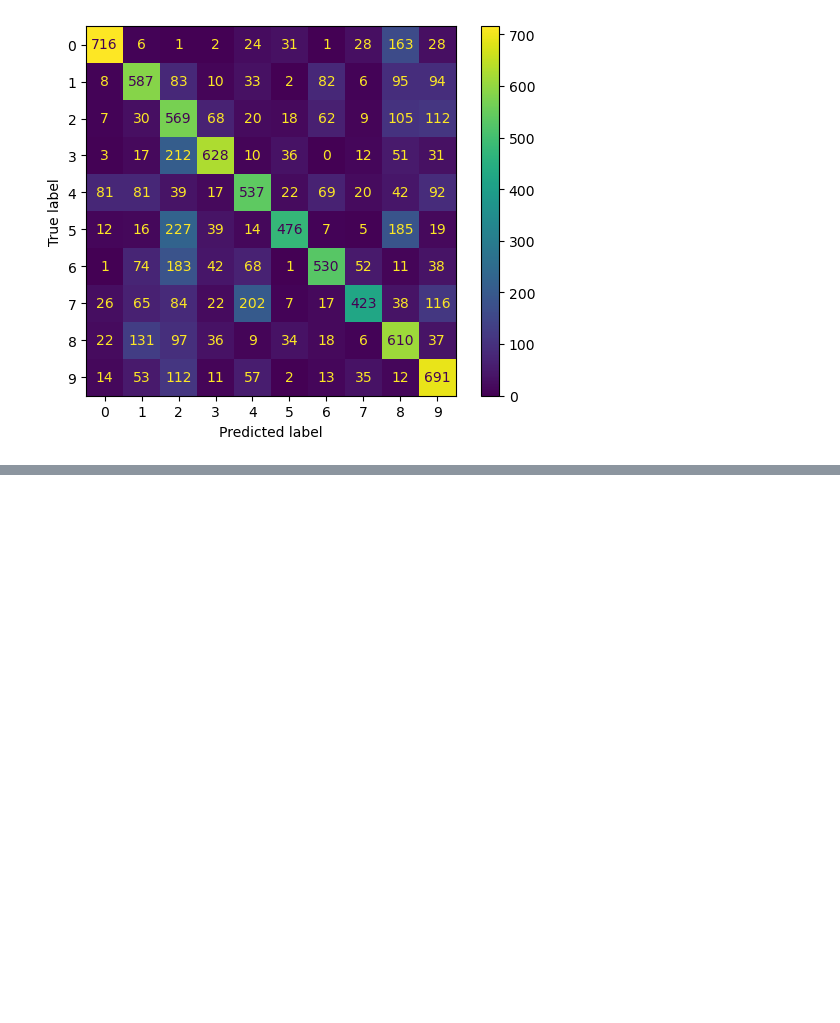
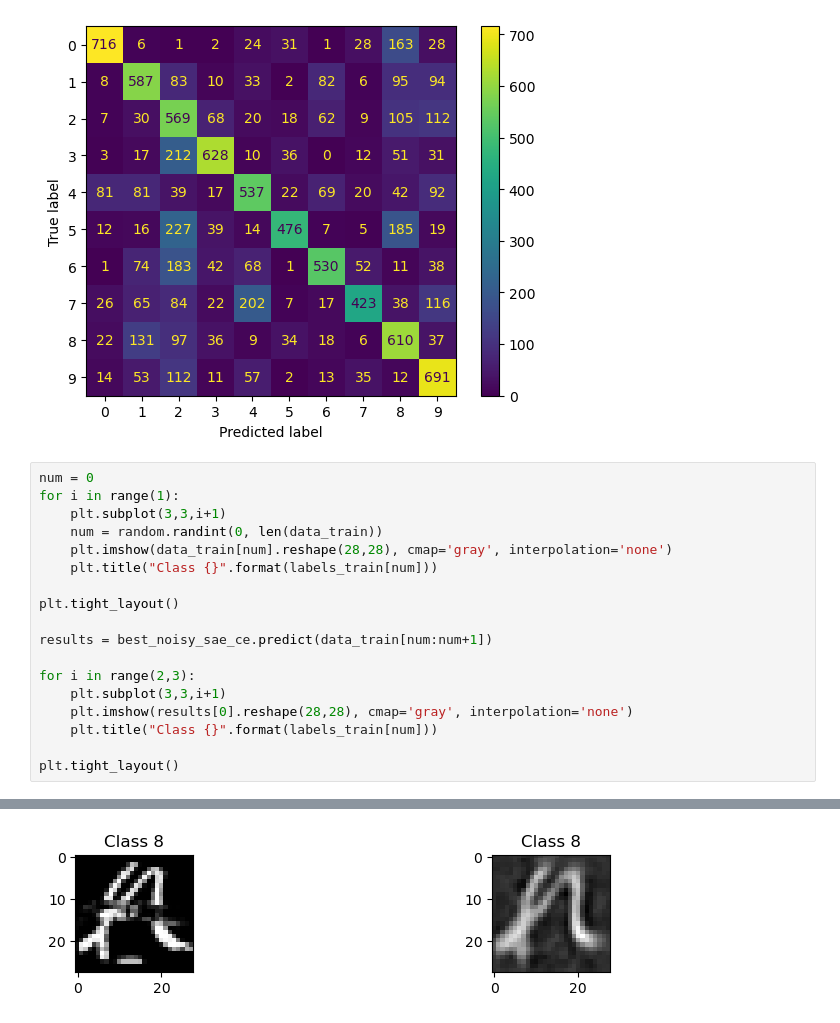
Before and after one commit to JoeMad21/EEL6814_Project2, a Jupyter notebook: EEL6814_Proj2.ipynb, the cells around one changed output, grey strips where cells are left out. Saved outputs shown, nothing was run; the diff lists cells and outputs as text; blank space fills up the shorter version.

```diff
--- a/EEL6814_Proj2.ipynb
+++ b/EEL6814_Proj2.ipynb
@@ -787,3 +787,22 @@ disp_noisy_ce.plot()
 plt.show()
 # %% [output]
 [figure]
+# %%
+num = 0
+for i in range(1):
+    plt.subplot(3,3,i+1)
+    num = random.randint(0, len(data_train))
+    plt.imshow(data_train[num].reshape(28,28), cmap='gray', interpolation='none')
+    plt.title("Class {}".format(labels_train[num]))
+
+plt.tight_layout()
+
+results = best_noisy_sae_ce.predict(data_train[num:num+1])
+
+for i in range(2,3):
+    plt.subplot(3,3,i+1)
+    plt.imshow(results[0].reshape(28,28), cmap='gray', interpolation='none')
+    plt.title("Class {}".format(labels_train[num]))
+
+plt.tight_layout()
+# %% [output]
@@ -789,0 +811 @@ plt.show()
+[figure, added]
```
Also changed, not shown: parts of 51 cells of this notebook, 1 other file.
